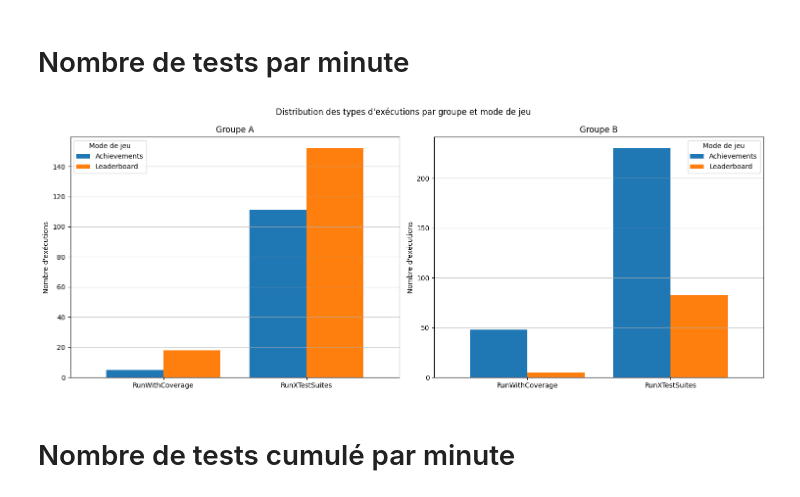
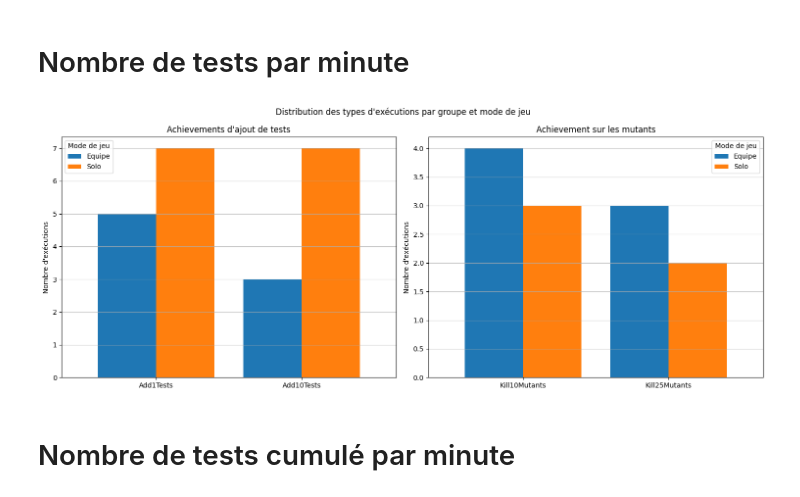
Before and after one commit to Dzenali/MemoireDataAnalytics, a Jupyter notebook: notebooks/analysis/Performance.ipynb, the cells around one changed output. Drawn from its saved outputs; the diff is of its cells as text; code cells hidden in the pictures.

```diff
--- a/notebooks/analysis/Performance.ipynb
+++ b/notebooks/analysis/Performance.ipynb
@@ -12,19 +12,13 @@ import pytz
 
 performance_figures_out = '../../generated/figures/performance'
 activity_csv_path = '../../generated/database/activity.csv'
-timing_csv_path = '../../generated/database/timing.csv'
+coverage_csv_path = '../../generated/database/coverage.csv'
 
 if not os.path.exists(activity_csv_path):
     raise FileNotFoundError(f"Le fichier {activity_csv_path} n'existe pas. Exécutez le notebook 'notebooks/arrange data/Database data.ipynb' pour le générer.")
 
-if not os.path.exists(timing_csv_path):
-    raise FileNotFoundError(f"Le fichier {timing_csv_path} n'existe pas. Exécutez le notebook 'notebooks/arrange data/Database data.ipynb' pour le générer.")
-
-timing_df = pd.read_csv(timing_csv_path)
-timing_df['start'] = pd.to_datetime(timing_df['start'], utc=False)
-timing_df['end'] = pd.to_datetime(timing_df['end'], utc=False)
 
 df = pd.read_csv(activity_csv_path)
-df['timestamp'] = pd.to_datetime(df['timestamp'], utc=False)
+
 df
 # %% [output]
@@ -62,7 +58,6 @@ Name: count, dtype: int64
 # %% [markdown]
 ## Runs type
 # %%
-df_run = df[(df["achievement"] == "RunXTestSuitesAchievement") | (df["achievement"] == "RunWithCoverageAchievement")]
-run_data = df_run.groupby(['group', 'game_mode', 'achievement']).size().reset_index(name='count')
+run_data = df.groupby(['game_mode', 'achievement']).size().reset_index(name='count')
 run_data
 # %% [output]
@@ -80,67 +83,61 @@ run_data
 # %%
 if not os.path.exists(performance_figures_out):
     os.makedirs(performance_figures_out)
 
 # Créer une figure plus compacte et lisible
 fig, (ax1, ax2) = plt.subplots(1, 2, figsize=(15, 6))
 
-# Groupe A
-group_a_achievements = run_data[(run_data['group'] == 'A') & (run_data['game_mode'] == 'Achievements')]
-group_a_leaderboard = run_data[(run_data['group'] == 'A') & (run_data['game_mode'] == 'Leaderboard')]
+# Add1 and 10 Tests Achievements
+team_achievements = run_data[(run_data['game_mode'] == 'TEAM')]
+solo_achievements = run_data[(run_data['game_mode'] == 'SOLO')]
 
-group_a_data = pd.DataFrame({
-    'Achievements': [
-        group_a_achievements[group_a_achievements['achievement'] == 'RunWithCoverageAchievement']['count'].values[0],
-        group_a_achievements[group_a_achievements['achievement'] == 'RunXTestSuitesAchievement']['count'].values[0]
+data = pd.DataFrame({
+    'Equipe': [
+        team_achievements[team_achievements['achievement'] == 'Add1TestAchievement']['count'].values[0],
+        team_achievements[team_achievements['achievement'] == 'Add10TestsAchievement']['count'].values[0]
     ],
-    'Leaderboard': [
-        group_a_leaderboard[group_a_leaderboard['achievement'] == 'RunWithCoverageAchievement']['count'].values[0],
-        group_a_leaderboard[group_a_leaderboard['achievement'] == 'RunXTestSuitesAchievement']['count'].values[0]
+    'Solo': [
+        solo_achievements[solo_achievements['achievement'] == 'Add1TestAchievement']['count'].values[0],
+        solo_achievements[solo_achievements['achievement'] == 'Add10TestsAchievement']['count'].values[0]
     ]
-}, index=['RunWithCoverage', 'RunXTestSuites'])
+}, index=['Add1Tests', 'Add10Tests'])
 
-group_a_data.plot(kind='bar', ax=ax1, width=0.8)
-ax1.set_title("Groupe A")
+data.plot(kind='bar', ax=ax1, width=0.8)
+ax1.set_title("Achievements d'ajout de tests")
 ax1.set_ylabel("Nombre d'exécutions")
 ax1.legend(title="Mode de jeu")
 ax1.grid(True, axis='y', alpha=0.7)
 ax1.tick_params(axis='x', rotation=0)
 
 # Groupe B
-group_b_achievements = run_data[(run_data['group'] == 'B') & (run_data['game_mode'] == 'Achievements')]
-group_b_leaderboard = run_data[(run_data['group'] == 'B') & (run_data['game_mode'] == 'Leaderboard')]
 
-group_b_rwc_achievement = \
-    group_b_achievements[group_b_achievements['achievement'] == 'RunWithCoverageAchievement']['count'].values[0] if not \
-        group_b_achievements[group_b_achievements['achievement'] == 'RunWithCoverageAchievement'].empty else 0
-group_b_rxts_achievement = \
-    group_b_achievements[group_b_achievements['achievement'] == 'RunXTestSuitesAchievement']['count'].values[0] if not \
-        group_b_achievements[group_b_achievements['achievement'] == 'RunXTestSuitesAchievement'].empty else 0
-group_b_rwc_leaderboard = \
-    group_b_leaderboard[group_b_leaderboard['achievement'] == 'RunWithCoverageAchievement']['count'].values[0] if not \
-        group_b_leaderboard[group_b_leaderboard['achievement'] == 'RunWithCoverageAchievement'].empty else 0
-group_b_rxts_leaderboard = \
-    group_b_leaderboard[group_b_leaderboard['achievement'] == 'RunXTestSuitesAchievement']['count'].values[0] if not \
-        group_b_leaderboard[group_b_leaderboard['achievement'] == 'RunXTestSuitesAchievement'].empty else 0
+solo_10mutants_achievement = \
+    solo_achievements[solo_achievements['achievement'] == 'Kill10MutantsAchievement']['count'].values[0]
+team_10mutants_achievement = \
+    team_achievements[team_achievements['achievement'] == 'Kill10MutantsAchievement']['count'].values[0]
+solo_25mutants_achievement = \
+    solo_achievements[solo_achievements['achievement'] == 'Kill25MutantsAchievement']['count'].values[0]
+team_25mutants_achievement = \
+    team_achievements[team_achievements['achievement'] == 'Kill25MutantsAchievement']['count'].values[0]
 
-group_b_data = pd.DataFrame({
-    'Achievements': [group_b_rwc_achievement, group_b_rxts_achievement],
-    'Leaderboard': [group_b_rwc_leaderboard, group_b_rxts_leaderboard]
-}, index=['RunWithCoverage', 'RunXTestSuites'])
+data2 = pd.DataFrame({
+    'Equipe': [team_10mutants_achievement, team_25mutants_achievement],
+    'Solo': [solo_10mutants_achievement, solo_25mutants_achievement]
+}, index=['Kill10Mutants', 'Kill25Mutants'])
 
-group_b_data.plot(kind='bar', ax=ax2, width=0.8)
-ax2.set_title("Groupe B")
+data2.plot(kind='bar', ax=ax2, width=0.8)
+ax2.set_title("Achievement sur les mutants")
 ax2.set_ylabel("Nombre d'exécutions")
 ax2.legend(title="Mode de jeu")
 ax2.grid(True, axis='y', alpha=0.7)
 ax2.tick_params(axis='x', rotation=0)
 
 plt.suptitle("Distribution des types d'exécutions par groupe et mode de jeu")
 plt.tight_layout()
 plt.savefig(f'{performance_figures_out}/runs_type_by_group_and_game_mode.pdf')
 plt.show()
 # %% [output]
-[figure, old version]
+[figure, new version]
 # %% [markdown]
 # Nombre de tests cumulé par minute
 # %%
```
Also changed, not shown: parts of 6 cells of this notebook, 5 other files.
